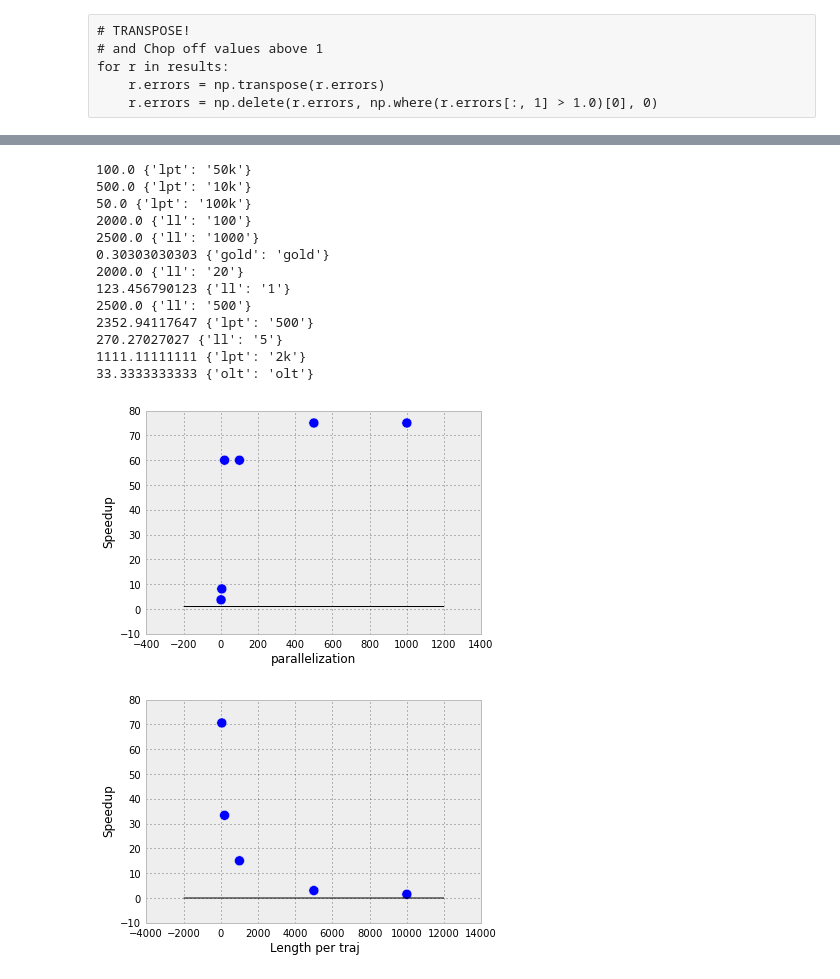
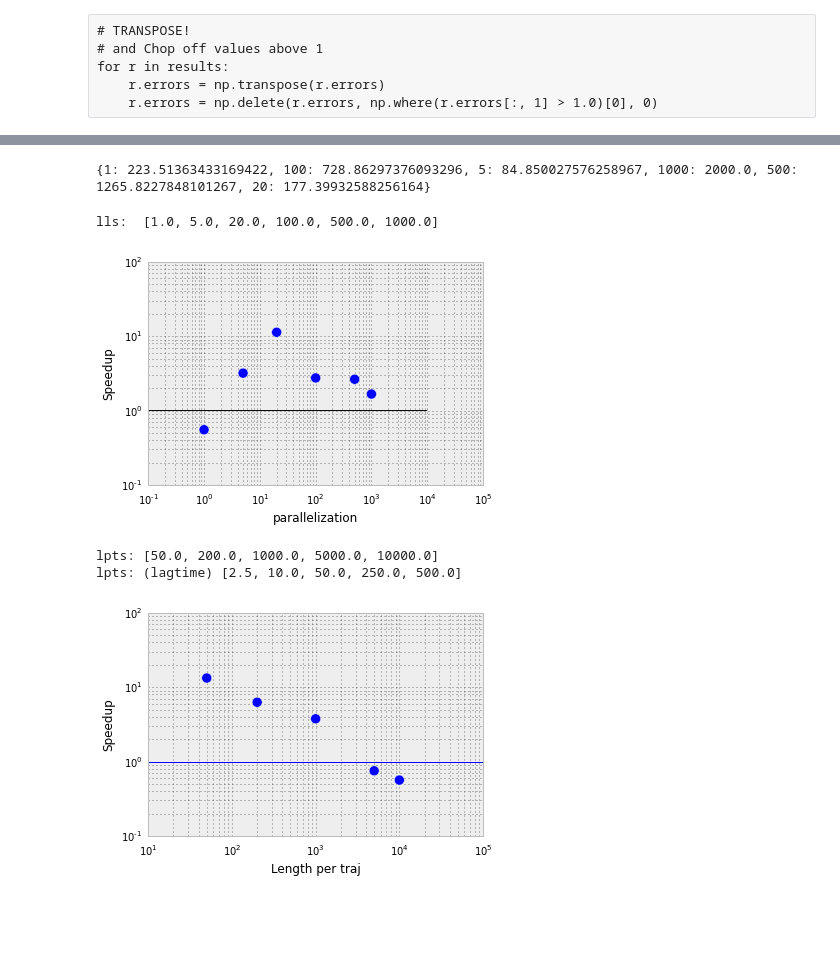
Before and after one commit to mpharrigan/quant-accel, a Jupyter notebook: tmat-accel/mullerkl.ipynb, the cells around one changed output, grey strips where cells are left out. Saved outputs shown, nothing was run; the diff lists cells and outputs as text; code cells hidden in the pictures; blank space fills up the shorter version.

```diff
--- a/tmat-accel/mullerkl.ipynb
+++ b/tmat-accel/mullerkl.ipynb
@@ -29,6 +38,8 @@ for dirpath, dirnames, filenames in os.walk(walkydir):
             with open(os.path.join(dirpath, fn)) as f:
                 results.append(pickle.load(f))
 # %%
+results = load('projection-pop')
+results = sorted(results, key=lambda x: (x.params.items()[0]))
 for r in results: print r.params
 print "Number of them: ", len(results)
 # %% [output]
@@ -83,55 +120,62 @@ out_list = fal.fit_results(results, os.path.join(dirpath, 'fit-figs/'), fit_func
+# %%
+lts = dict()
+for fit in out_list:
+    if 'lts' in fit.params.keys():
+        pval = int(fit.params['lts'])
+        if fit.speed > 0:
+            lts[pval] = fit.speed
+        else:
+            print 'uh oh'
+print lts
+# %% [output]
+{1: 223.51363433169422, 100: 728.86297376093296, 5: 84.850027576258967, 1000: 2000.0, 500: 1265.8227848101267, 20: 177.39932588256164}
 # %%
-olt_speed = -1
 n_rep = 10 # Report interval
 lpt = list()
 ll = list()
-for speed, quality, params in out_list:
-    if 'lpt' in params.keys():
-        pval = params['lpt']
+for fit in out_list:
+    if 'lpt' in fit.params.keys():
+        pval = fit.params['lpt']
         wherek = pval.find('k')
         if wherek >= 0:
             pval = pval[:wherek]
             pval = int(pval) * 1000
         else:
             pval = int(pval)
         pval //= n_rep
-        lpt.append([pval, speed, quality])
-    elif 'll' in params.keys():
-        pval = int(params['ll'])
-        ll.append([pval, speed, quality])
-    elif 'olt' in params.keys():
-        olt_speed = speed
-    print speed, params
+        lpt.append([pval, fit.speed / lts[20], fit.quality])
+    elif 'll' in fit.params.keys():
+        pval = int(fit.params['ll'])
+        try:
+            ll.append([pval, fit.speed / lts[pval], fit.quality])
+        except KeyError:
+            pass
+
 lpt = np.array(lpt)
 ll = np.array(ll)
-lpt[:,1] /= olt_speed
-ll[:,1] /= olt_speed
 pp.scatter(ll[:,0], ll[:,1], s=100)
 pp.xlabel('parallelization')
 pp.ylabel('Speedup')
+pp.xscale('log')
+pp.yscale('log')
+print "lls: ", sorted(ll[:,0])
 pp.hlines(1, *pp.xlim())
 pp.show()
 pp.scatter(lpt[:,0], lpt[:,1], s=100)
-pp.hlines(0, *pp.xlim())
+print "lpts:", sorted(lpt[:,0])
+print "lpts: (lagtime)", sorted(lpt[:,0] / 20)
+pp.axhline(1)
 pp.xlabel('Length per traj')
 pp.ylabel('Speedup')
+pp.yscale('log')
+pp.xscale('log')
 pp.show()
 # %% [output]
-100.0 {'lpt': '50k'}
-500.0 {'lpt': '10k'}
-50.0 {'lpt': '100k'}
-2000.0 {'ll': '100'}
-2500.0 {'ll': '1000'}
-0.30303030303 {'gold': 'gold'}
-2000.0 {'ll': '20'}
-123.456790123 {'ll': '1'}
-2500.0 {'ll': '500'}
-2352.94117647 {'lpt': '500'}
-270.27027027 {'ll': '5'}
-1111.11111111 {'lpt': '2k'}
-33.3333333333 {'olt': 'olt'}
+lls:  [1.0, 5.0, 20.0, 100.0, 500.0, 1000.0]
-[figure, old version]
+[figure, new version]
+lpts: [50.0, 200.0, 1000.0, 5000.0, 10000.0]
+lpts: (lagtime) [2.5, 10.0, 50.0, 250.0, 500.0]
-[figure, old version]
+[figure, new version]
 # %%
 pp.scatter(ll[:,0], ll[:,2], s=100)
 pp.xlabel('parallelization')
```
Also changed, not shown: parts of 19 cells of this notebook, 1 other file.
